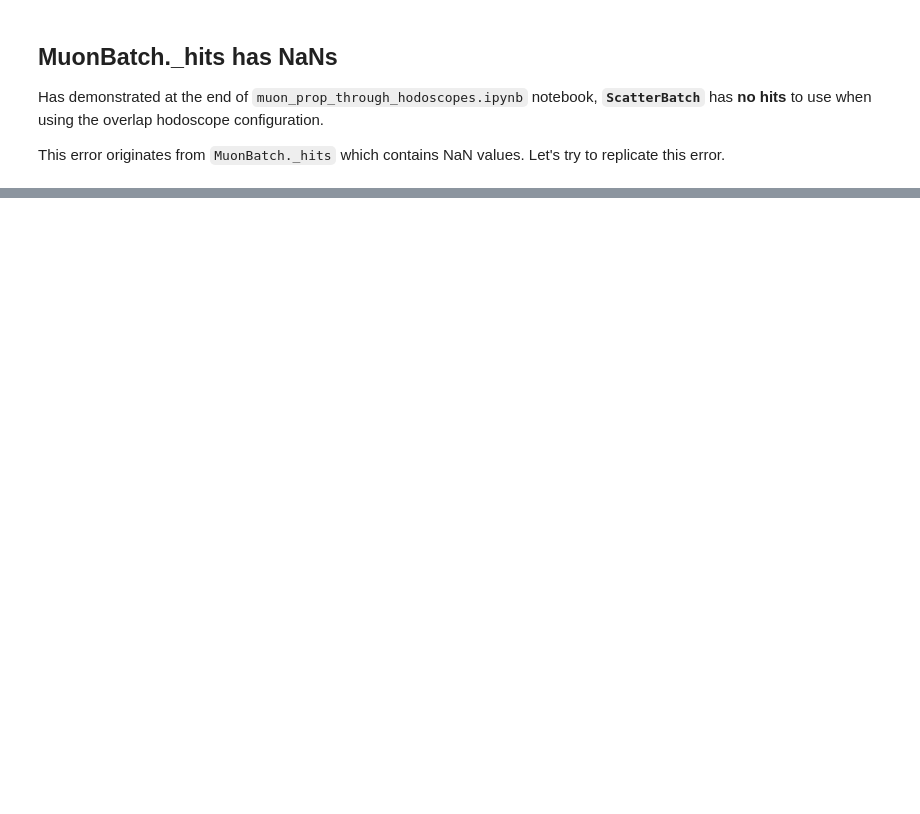
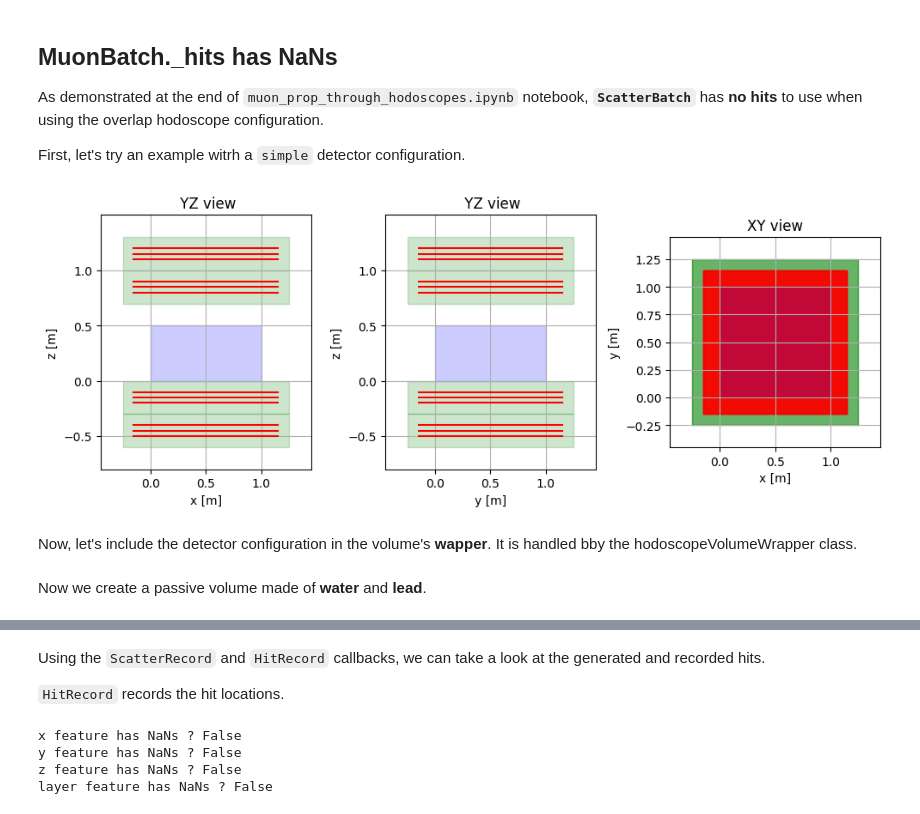
Before and after one commit to vischia/TomOptCargo, a Jupyter notebook: muon_hits_has_nans_dev.ipynb, the cells around one changed output, grey strips where cells are left out. Saved outputs shown, nothing was run; the diff lists cells and outputs as text; code cells hidden in the pictures; blank space fills up the shorter version.

```diff
--- a/muon_hits_has_nans_dev.ipynb
+++ b/muon_hits_has_nans_dev.ipynb
@@ -2,13 +2,21 @@
 ## **MuonBatch._hits has NaNs**
 
 
-Has demonstrated at the end of `muon_prop_through_hodoscopes.ipynb` notebook, **`ScatterBatch`** has **no hits** to use when using the overlap hodoscope configuration.
+As demonstrated at the end of `muon_prop_through_hodoscopes.ipynb` notebook, **`ScatterBatch`** has **no hits** to use when using the overlap hodoscope configuration.
 
-This error originates from `MuonBatch._hits` which contains NaN values. Let's try to replicate this error.
+First, let's try an example witrh a `simple` detector configuration.
-# %%
-from volume.hodoscope_init_config import get_overlap_hod_config
-
-volume = get_overlap_hod_config()
+# %%
+# Create the volume
+from volume.hodoscope_init_config import get_standard_hod_config
+volume = get_standard_hod_config()
+
+# Draw volume
+from plotting.plotting import draw_volume_2D
+draw_volume_2D(volume)
+# %% [output]
+[figure, added]
+# %% [markdown]
+Now, let's include the detector configuration in the volume's **wapper**. It is handled bby the hodoscopeVolumeWrapper class.
 # %%
 from optimisation.hodoscope_volume_wrapper import HodoscopeVolumeWrapper
 from functools import partial
@@ -21,6 +29,8 @@ wrapper = HodoscopeVolumeWrapper(volume,
                              z_pos_opt=partial(torch.optim.SGD, lr=5e3),
                              xyz_span_opt=partial(torch.optim.SGD, lr=1e4),
                              loss_func=VoxelX0Loss(target_budget=20, cost_coef=None))
+# %% [markdown]
+Now we create a passive volume made of **water** and **lead**.
 # %%
 from tomopt.core import X0
 from torch import Tensor
@@ -45,3 +55,17 @@ preds = wrapper.predict(PassiveYielder([arb_rad_length]),
                         cbs=[MuonResampler(), sr, hr])
 # %% [output]
 [interactive output not drawn]
+# %% [markdown]
+Using the `ScatterRecord` and `HitRecord` callbacks, we can take a look at the generated and recorded hits.
+
+`HitRecord` records the hit locations.
+# %%
+hits = hr.get_record(True)
+
+for col in hits.columns:
+    print("{} feature has NaNs ? {}".format(col, hits[col].isnull().any()))
+# %% [output]
+x feature has NaNs ? False
+y feature has NaNs ? False
+z feature has NaNs ? False
+layer feature has NaNs ? False
```
Also changed, not shown: parts of 30 cells of this notebook.
